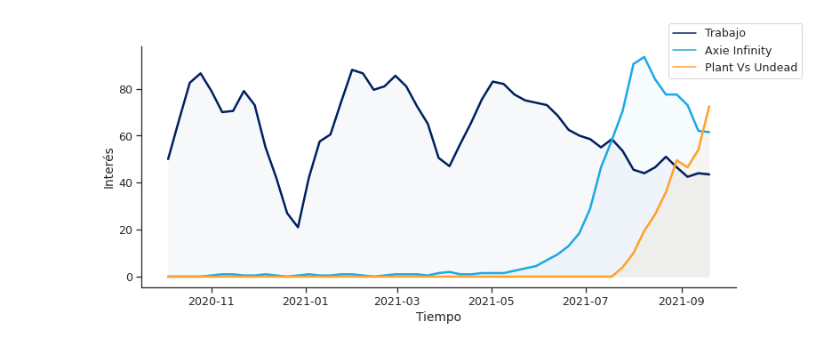
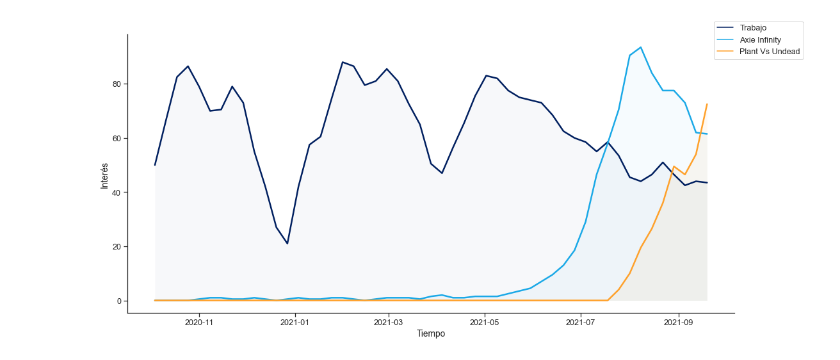
Before and after one commit to SaulOviedo/axie_infinity_vizualization, a Jupyter notebook: main.ipynb, the cells around one changed output. Saved outputs shown, nothing was run; the diff lists cells and outputs as text; code cells hidden in the pictures.

```diff
--- a/main.ipynb
+++ b/main.ipynb
@@ -17,18 +20,18 @@ google_trends = pd.read_csv('./datasets/google_trends.csv', index_col='week', pa
 google_trends.columns = ['Trabajo', 'Axie Infinity', 'Plant Vs Undead']
 google_trends = google_trends.rolling(2).mean()
 # %%
-fig = plt.figure(figsize=(12,5))
+fig = plt.figure(figsize=(17,8))
 sns.lineplot(data=google_trends, linewidth=2.5, dashes=False)
 plt.fill_between(google_trends.index, google_trends['Trabajo'], alpha=0.03)
 plt.fill_between(google_trends.index, google_trends['Axie Infinity'], alpha=0.04)
 plt.fill_between(google_trends.index, google_trends['Plant Vs Undead'], alpha=0.06)
 plt.ylabel('Interés')
 plt.xlabel('Tiempo')
 sns.despine()
 plt.legend(loc='center right', bbox_to_anchor=(1.12, 0.98), ncol=1)
 fig.savefig('./images/trends.png', transparent=True)
 # %% [output]
-[figure, old version]
+[figure, new version]
 # %%
 col_dtypes = {
     'id':'uint32',
```
Also changed, not shown: parts of 13 cells of this notebook, 8 other files.
